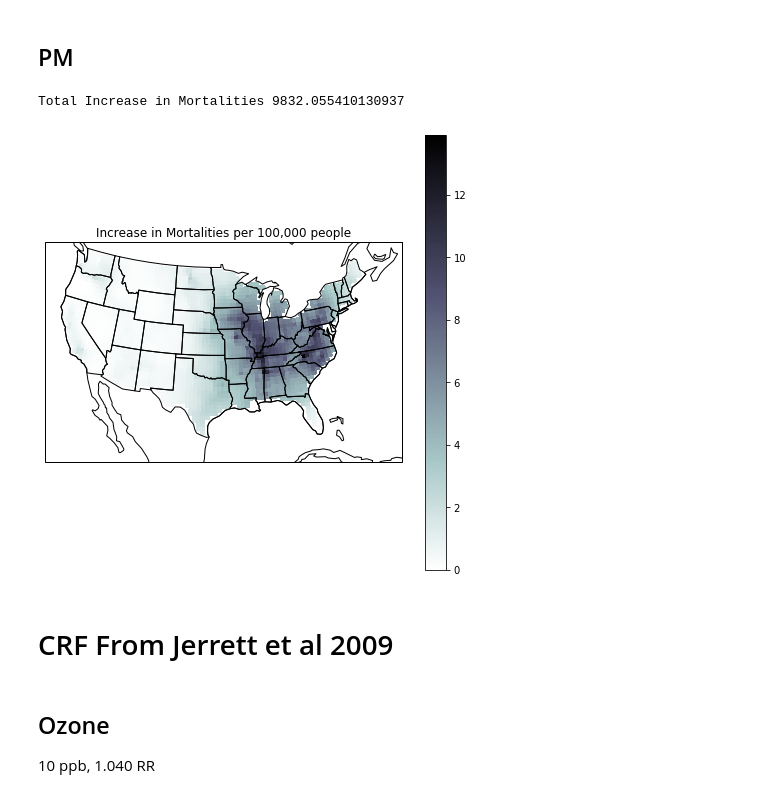
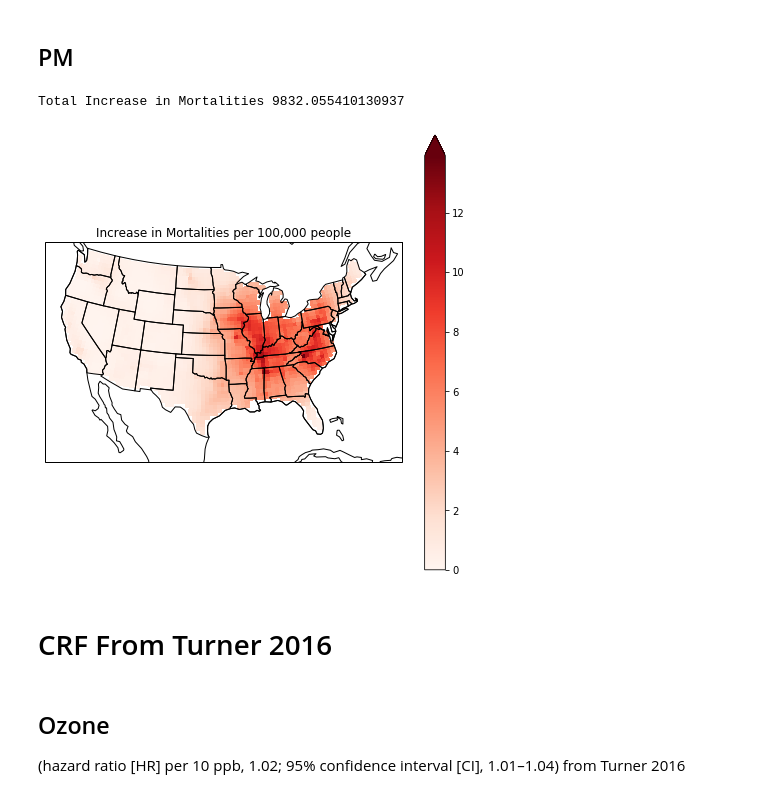
Before and after one commit to lfreese/us-ego, a Jupyter notebook: ego_nonuclear_project/population_weighting_health_impacts.ipynb, the cells around one changed output. Saved outputs shown, nothing was run; the diff lists cells and outputs as text; code cells hidden in the pictures.

```diff
--- a/ego_nonuclear_project/population_weighting_health_impacts.ipynb
+++ b/ego_nonuclear_project/population_weighting_health_impacts.ipynb
@@ -314,17 +314,14 @@ mortality0 = obs_mortality['val']/ds['regrid_pop_count'].sum().values #calculate
 ds['Δmortality'] = ds['AF']*ds['regrid_pop_count']*mortality0.values #calculate our change in mortality
 # %%
 fig, ax = plt.subplots(figsize = [8,8], subplot_kw={'projection':ccrs.LambertConformal()})
-(1e5*ds['Δmortality']/ds['regrid_pop_count']).plot(ax = ax, cmap = 'bone_r',transform=ccrs.PlateCarree(),)
+(1e5*ds['Δmortality']/ds['regrid_pop_count']).plot(ax = ax, cmap = 'Reds',transform=ccrs.PlateCarree(),extend = 'max')
 plt.title('Increase in Mortalities per 100,000 people')
 ax.add_feature(cfeat.STATES)
 ax.coastlines()
 ax.set_extent([-120,-70,20,50])
 print('Total Increase in Mortalities ' + str(ds['Δmortality'].sum().values))
 # %% [output]
 Total Increase in Mortalities 9832.055410130937
-[figure, old version]
+[figure, new version]
 # %% [markdown]
-# CRF From Jerrett et al 2009
+# CRF From Turner 2016
-# %% [markdown]
-## Ozone
-10 ppb, 1.040 RR
@@ -335,0 +328,3 @@ ds['βm'] = β
+# %% [markdown]
+## Ozone
+(hazard ratio [HR] per 10 ppb, 1.02; 95% confidence interval [CI], 1.01–1.04) from Turner 2016
```
Also changed, not shown: parts of 32 cells of this notebook.
